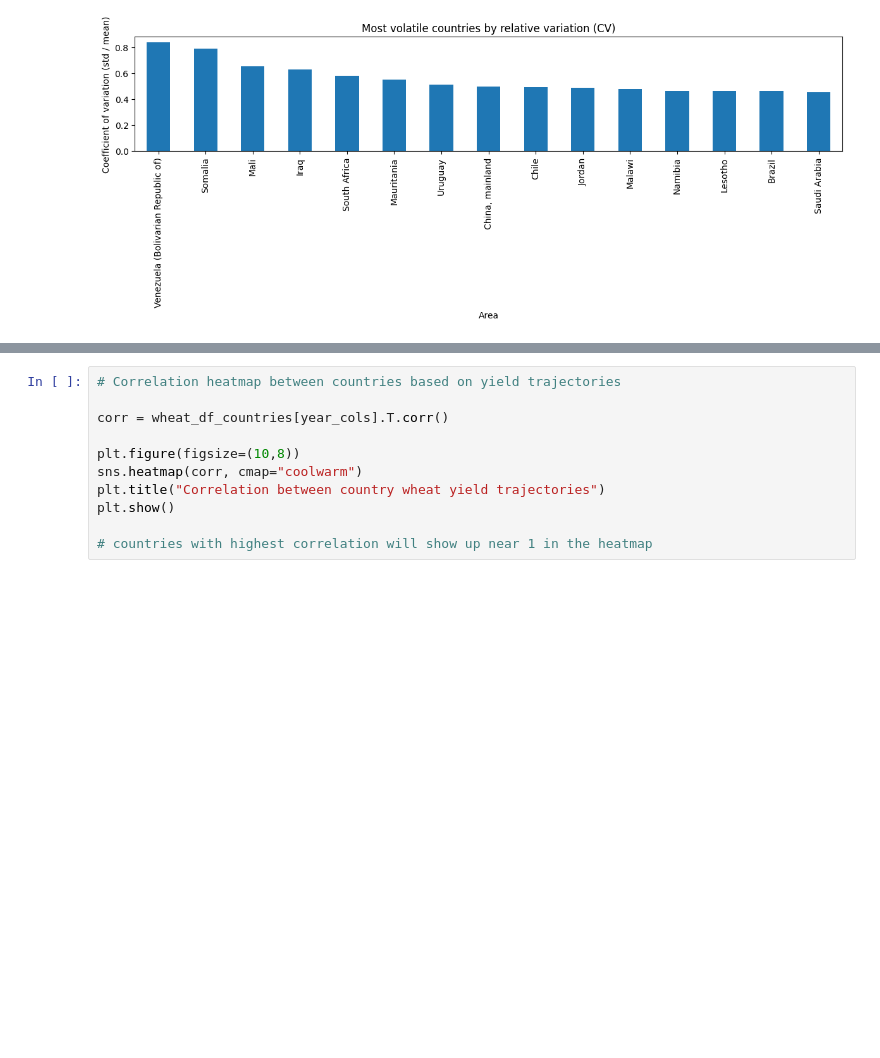
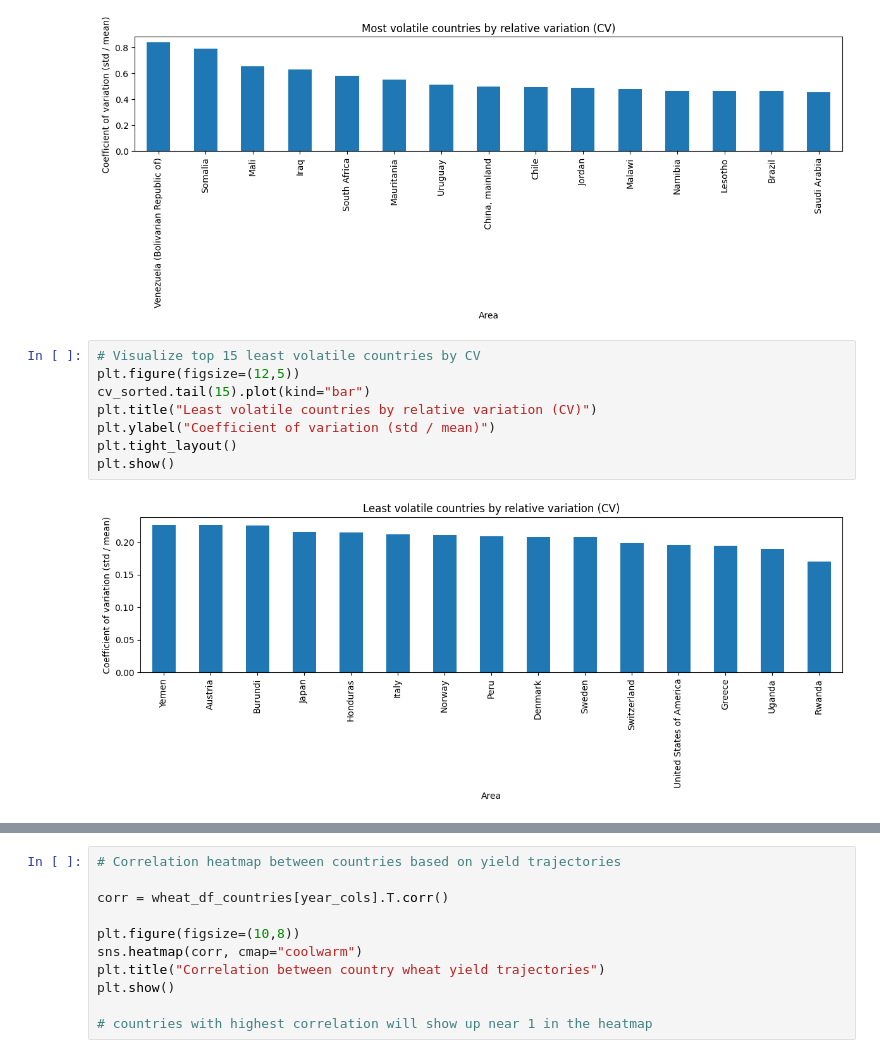
Before and after one commit to liamthobrien/final-summative, a Jupyter notebook: main.ipynb, the cells around one changed output, grey strips where cells are left out. Saved outputs shown, nothing was run; the diff lists cells and outputs as text; blank space fills up the shorter version.

```diff
--- a/main.ipynb
+++ b/main.ipynb
@@ -490,3 +557,13 @@ plt.tight_layout()
 plt.show()
 # %% [output]
 [figure]
+# %%
+# Visualize top 15 least volatile countries by CV
+plt.figure(figsize=(12,5))
+cv_sorted.tail(15).plot(kind="bar")
+plt.title("Least volatile countries by relative variation (CV)")
+plt.ylabel("Coefficient of variation (std / mean)")
+plt.tight_layout()
+plt.show()
+# %% [output]
+[figure, added]
```
Also changed, not shown: parts of 38 cells of this notebook.
